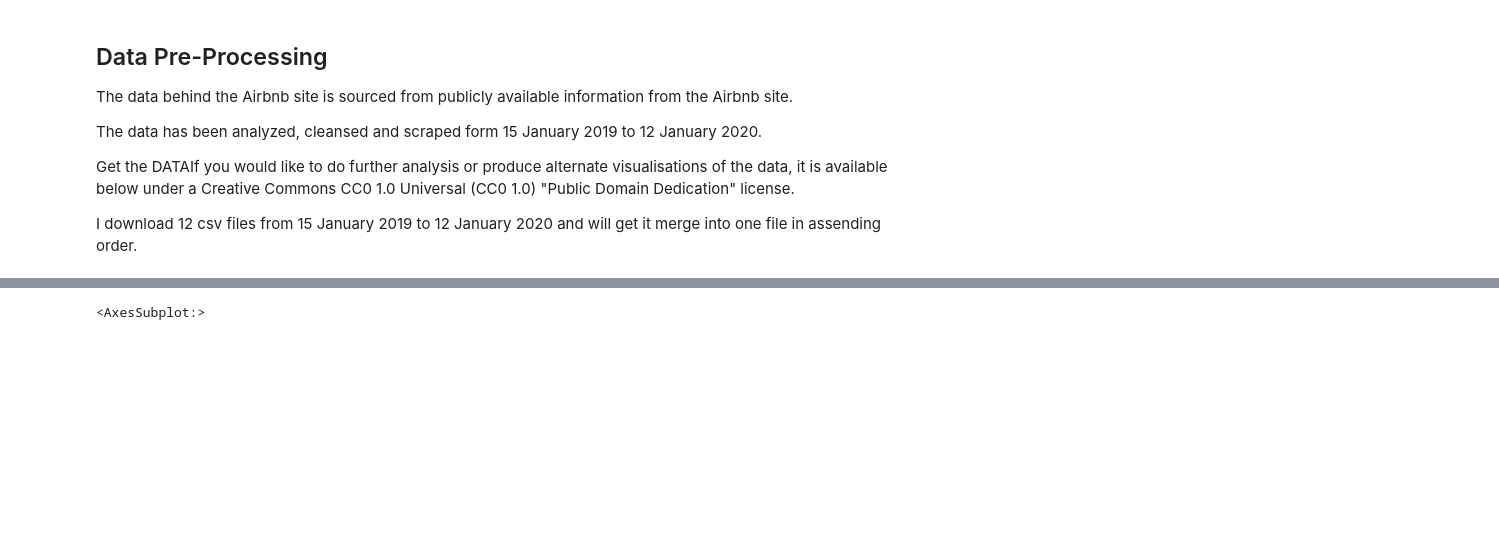
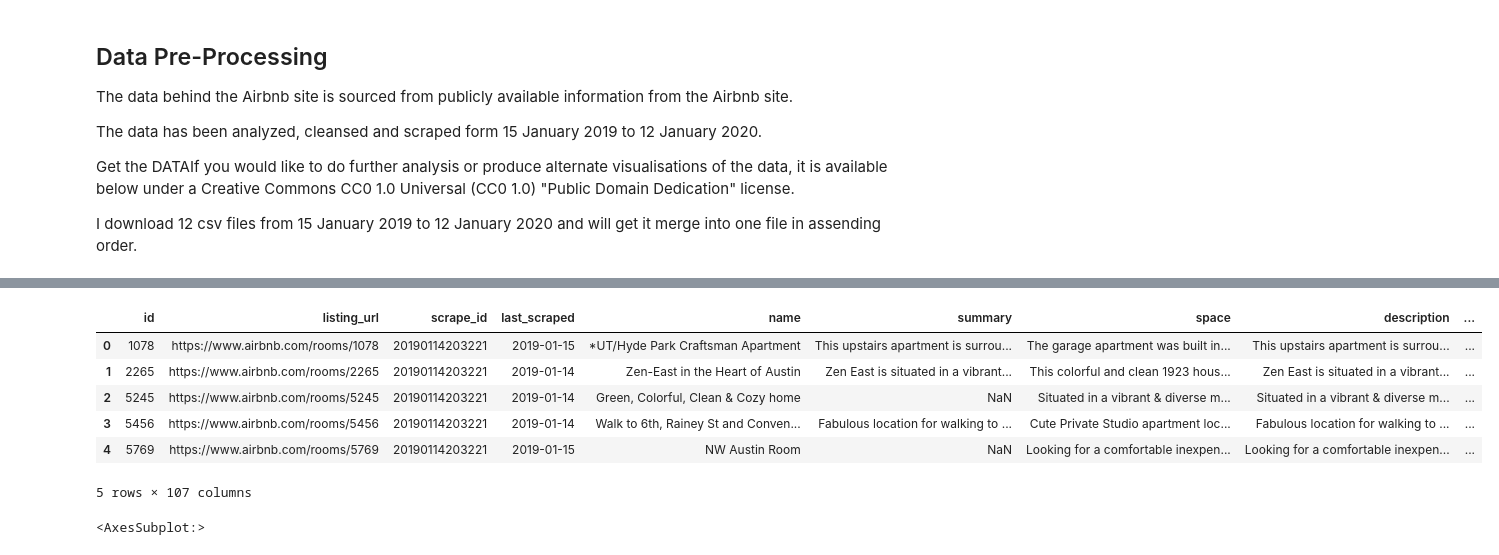
Before and after one commit to hyder1414/Airbnb_Austin, a Jupyter notebook: preprocessing_data.ipynb, the cells around one changed output, grey strips where cells are left out. Drawn from its saved outputs; the diff is of its cells as text; code cells hidden in the pictures; blank space fills up the shorter version.

Commit message:
Data types are corrected and T/F is now normalized.

```diff
--- a/preprocessing_data.ipynb
+++ b/preprocessing_data.ipynb
@@ -58 +66,18 @@ dtypes: float64(23), int64(22), object(62)
 memory usage: 123.0+ MB
+# %%
+# Convert to datetime
+listing['last_scraped'] = pd.to_datetime(listing['last_scraped'])
+listing['host_since'] = pd.to_datetime(listing['host_since'])
+listing['first_review'] = pd.to_datetime(listing['first_review'])
+listing['last_review'] = pd.to_datetime(listing['last_review'])
+# %%
+#convert percentages to numeric from range 0 to 1
+listing['host_response_rate'] = pd.to_numeric(listing['host_response_rate'].apply(lambda x: str(x)
+                                                                                              .replace('%', '')
+                                                                                              .replace('N/A', '')),
+                                                    errors='coerce')/100
+
+listing['host_acceptance_rate'] = pd.to_numeric(listing['host_acceptance_rate'].apply(lambda x: str(x)
+                                                                                              .replace('%', '')
+                                                                                              .replace('N/A', '')),
+                                                    errors='coerce')/100
@@ -59,3 +117,36 @@ memory usage: 123.0+ MB
+# %%
+# normalize review score to fit to value between 0 to 1
+listing['review_scores_rating'] = pd.to_numeric(listing['review_scores_rating'], errors='coerce')/100
+listing['review_scores_accuracy'] = pd.to_numeric(listing['review_scores_accuracy'], errors='coerce')/10
+listing['review_scores_cleanliness'] = pd.to_numeric(listing['review_scores_cleanliness'], errors='coerce')/10
+listing['review_scores_checkin'] = pd.to_numeric(listing['review_scores_checkin'], errors='coerce')/10
+listing['review_scores_communication'] = pd.to_numeric(listing['review_scores_communication'], errors='coerce')/10
+listing['review_scores_location'] = pd.to_numeric(listing['review_scores_location'], errors='coerce')/10
+listing['review_scores_value'] = pd.to_numeric(listing['review_scores_value'], errors='coerce')/10
+# %%
+# convert true/false to codes
+cleanup_colval = {
+    'host_is_superhost' : {'f':0, 't':1},
+    'host_identity_verified': {'f':0, 't':1},
+    'is_location_exact': {'f':0, 't':1},
+    'instant_bookable': {'f':0, 't':1},
+    'require_guest_profile_picture': {'f':0, 't':1},
+    'require_guest_phone_verification': {'f':0, 't':1},
+    'host_has_profile_pic': {'f':0, 't':1},
+    'is_business_travel_ready': {'f':0, 't':1}
+}
+
+listing.replace(cleanup_colval, inplace=True)
+# %%
+listing.head(5)
+# %% [output]
+|  | id | listing_url | scrape_id | last_scraped | name | summary | space | description | ... |
+| 0 | 1078 | https://www.airbnb.com/rooms/1078 | 20190114203221 | 2019-01-15 | *UT/Hyde Park Craftsman Apartment | This upstairs apartment is surrou... | The garage apartment was built in... | This upstairs apartment is surrou... | ... |
+| 1 | 2265 | https://www.airbnb.com/rooms/2265 | 20190114203221 | 2019-01-14 | Zen-East in the Heart of Austin | Zen East is situated in a vibrant... | This colorful and clean 1923 hous... | Zen East is situated in a vibrant... | ... |
+| 2 | 5245 | https://www.airbnb.com/rooms/5245 | 20190114203221 | 2019-01-14 | Green, Colorful, Clean & Cozy home | NaN | Situated in a vibrant & diverse m... | Situated in a vibrant & diverse m... | ... |
+| 3 | 5456 | https://www.airbnb.com/rooms/5456 | 20190114203221 | 2019-01-14 | Walk to 6th, Rainey St and Conven... | Fabulous location for walking to ... | Cute Private Studio apartment loc... | Fabulous location for walking to ... | ... |
+| 4 | 5769 | https://www.airbnb.com/rooms/5769 | 20190114203221 | 2019-01-15 | NW Austin Room | NaN | Looking for a comfortable inexpen... | Looking for a comfortable inexpen... | ... |
+5 rows × 107 columns
 # %%
 # Checking for missing values and any correlation between them
 # Using this matrix you can very quickly find the pattern of missingness in the dataset.
```
Also changed, not shown: parts of 16 cells of this notebook, 1 other file.
